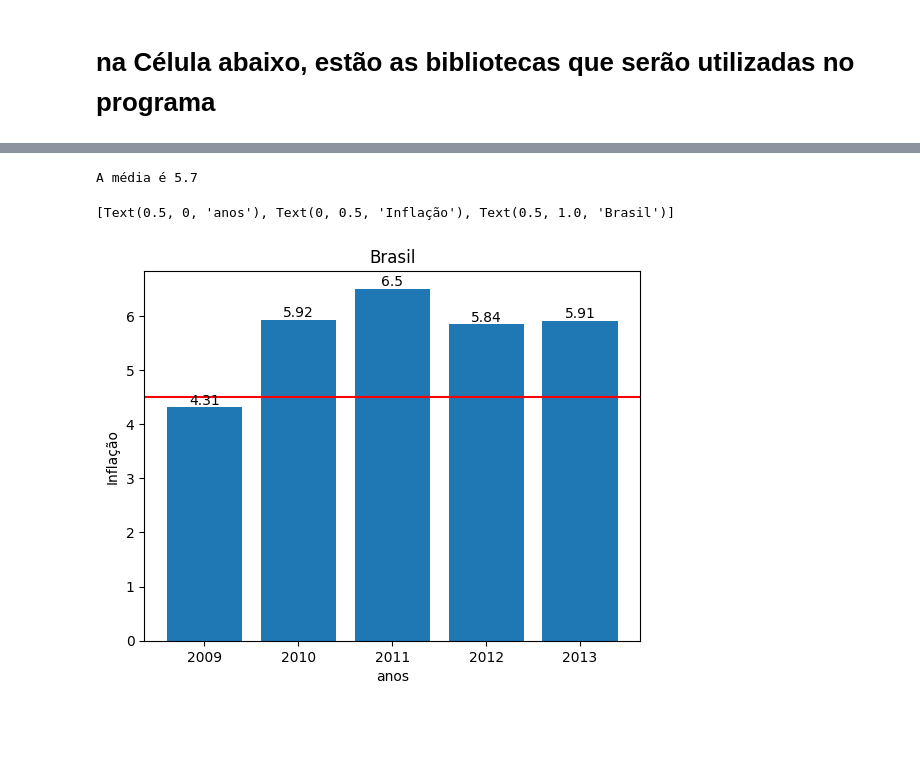
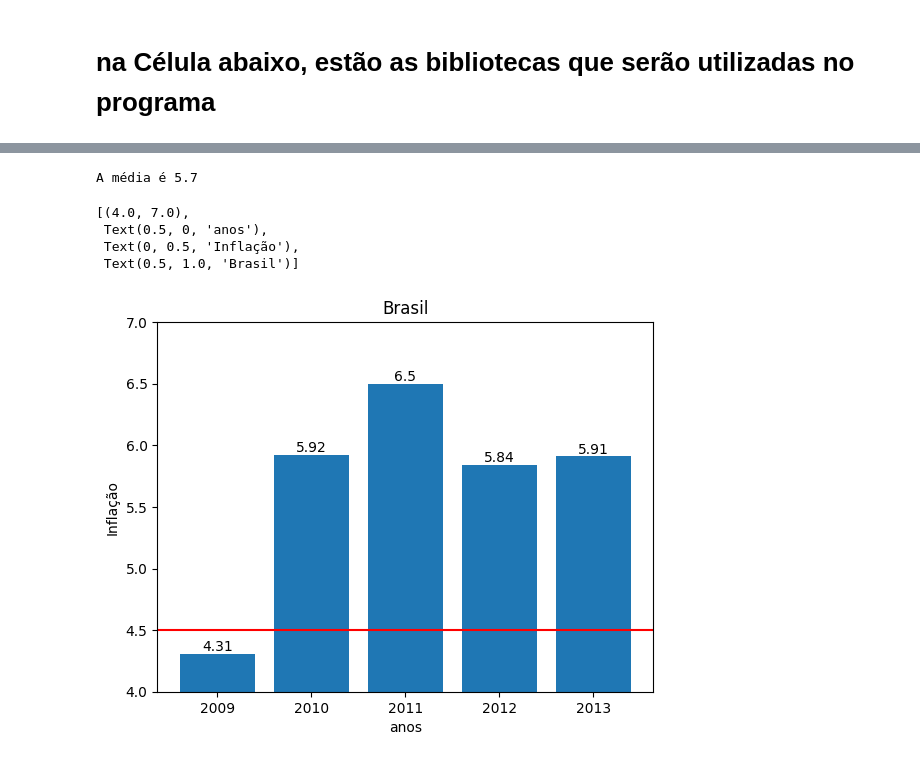
Before and after one commit to Linomc/ceasm, a Jupyter notebook: imagem_distorcoes_aula_estatistica.ipynb, the cells around one changed output, grey strips where cells are left out. Saved outputs shown, nothing was run; the diff lists cells and outputs as text; code cells hidden in the pictures; blank space fills up the shorter version.

```diff
--- a/imagem_distorcoes_aula_estatistica.ipynb
+++ b/imagem_distorcoes_aula_estatistica.ipynb
@@ -22,12 +23,15 @@ from statistics import mean
 # %%
 media = round(mean(brasil['inflacao']),2)
 print (f'A média é {media}')
 fig, ax = plt.subplots()
 grafico = ax.bar(brasil['serie'],brasil['inflacao'])
 ax.bar_label(grafico, label_type='edge')
 ax.axhline(4.5, color='red')
-ax.set(xlabel='anos', ylabel='Inflação',title='Brasil')
+ax.set(ylim=[4.0,7.0],xlabel='anos', ylabel='Inflação',title='Brasil')
 # %% [output]
 A média é 5.7
-[Text(0.5, 0, 'anos'), Text(0, 0.5, 'Inflação'), Text(0.5, 1.0, 'Brasil')]
+[(4.0, 7.0),
+ Text(0.5, 0, 'anos'),
+ Text(0, 0.5, 'Inflação'),
+ Text(0.5, 1.0, 'Brasil')]
-[figure, old version]
+[figure, new version]
```
Also changed, not shown: parts of 5 cells of this notebook.
